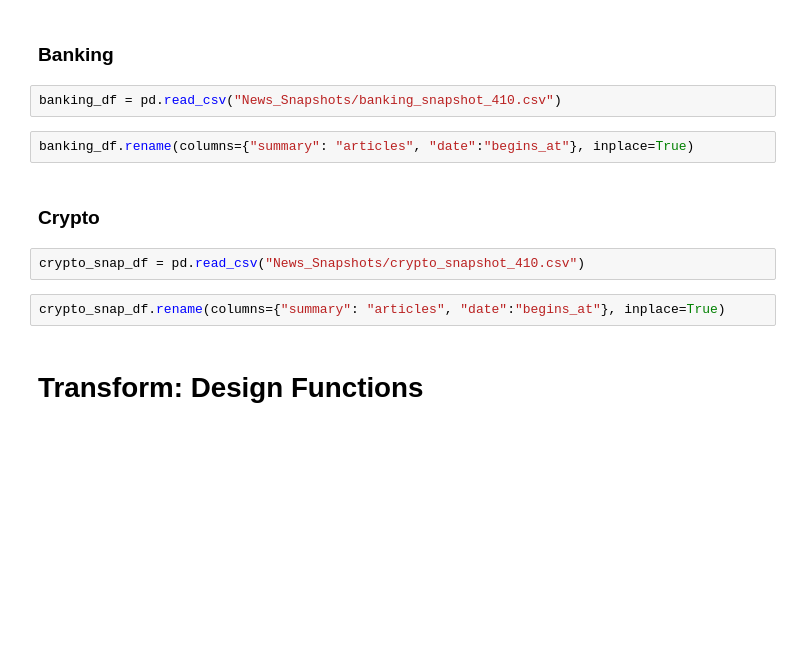
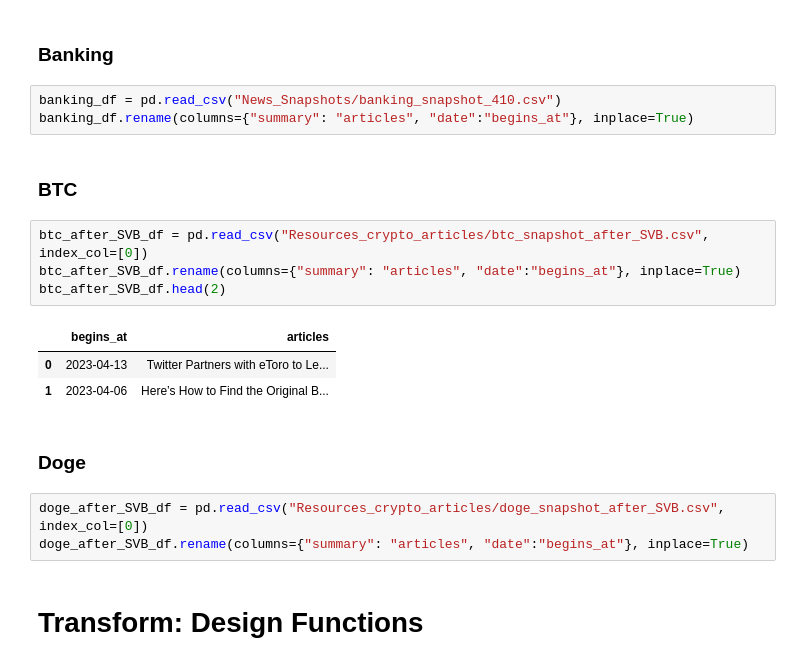
Before and after one commit to zarbin/UTA_Project-4, a Jupyter notebook: sandbox/JennS/sentiment_analysis_auto.ipynb, the cells around one changed output. Cells and saved outputs as stored; diff of their text form; blank space fills up the shorter version.

```diff
--- a/sandbox/JennS/sentiment_analysis_auto.ipynb
+++ b/sandbox/JennS/sentiment_analysis_auto.ipynb
@@ -95,14 +95,22 @@ crypto
 ### Banking
 # %%
 banking_df = pd.read_csv("News_Snapshots/banking_snapshot_410.csv")
+banking_df.rename(columns={"summary": "articles", "date":"begins_at"}, inplace=True)
+# %% [markdown]
+### BTC
+# %%
+btc_after_SVB_df = pd.read_csv("Resources_crypto_articles/btc_snapshot_after_SVB.csv", index_col=[0])
+btc_after_SVB_df.rename(columns={"summary": "articles", "date":"begins_at"}, inplace=True)
+btc_after_SVB_df.head(2)
+# %% [output]
+|  | begins_at | articles |
+| 0 | 2023-04-13 | Twitter Partners with eToro to Le... |
+| 1 | 2023-04-06 | Here’s How to Find the Original B... |
+# %% [markdown]
+### Doge
 # %%
-banking_df.rename(columns={"summary": "articles", "date":"begins_at"}, inplace=True)
+doge_after_SVB_df = pd.read_csv("Resources_crypto_articles/doge_snapshot_after_SVB.csv", index_col=[0])
+doge_after_SVB_df.rename(columns={"summary": "articles", "date":"begins_at"}, inplace=True)
-# %% [markdown]
-### Crypto
-# %%
-crypto_snap_df = pd.read_csv("News_Snapshots/crypto_snapshot_410.csv")
-# %%
-crypto_snap_df.rename(columns={"summary": "articles", "date":"begins_at"}, inplace=True)
 # %% [markdown]
 # Transform: Design Functions
 # %% [markdown]
```
Also changed, not shown: parts of 13 cells of this notebook.
